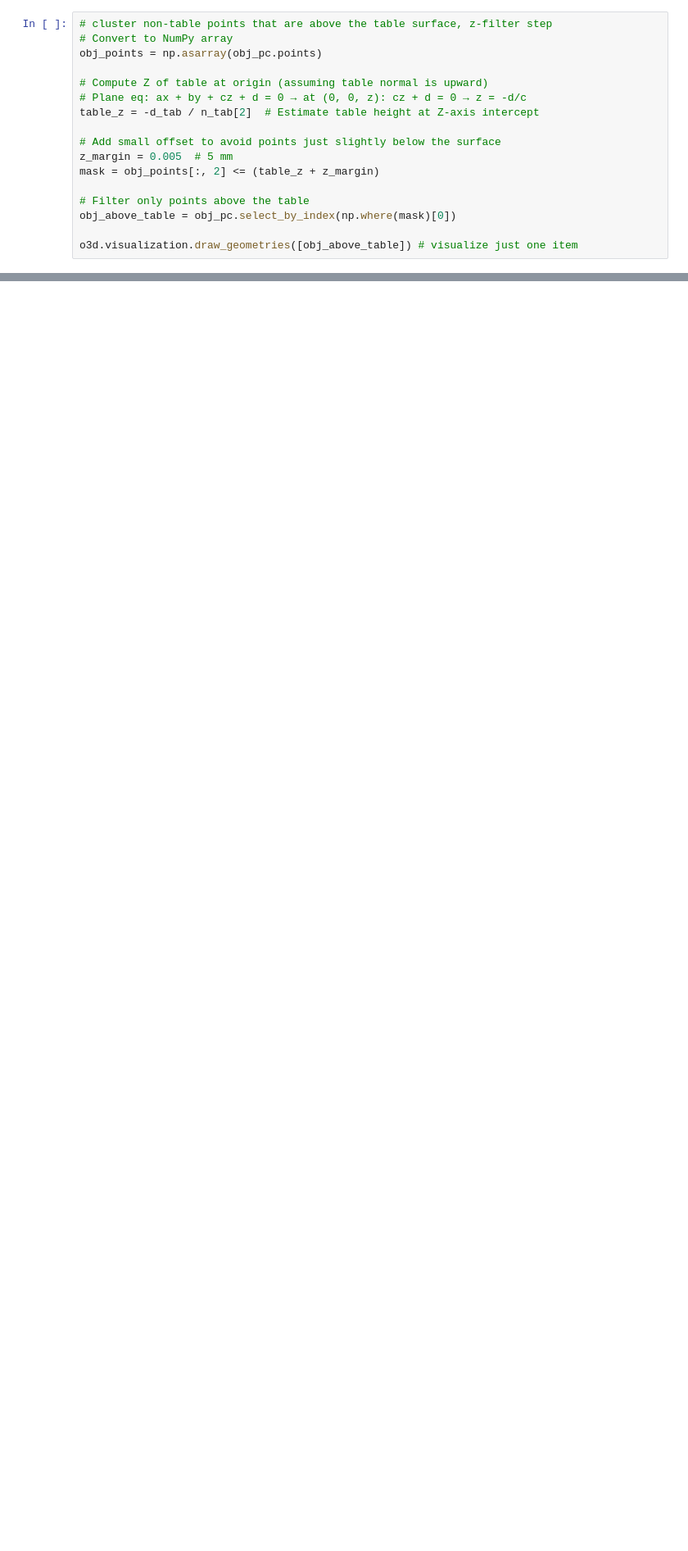
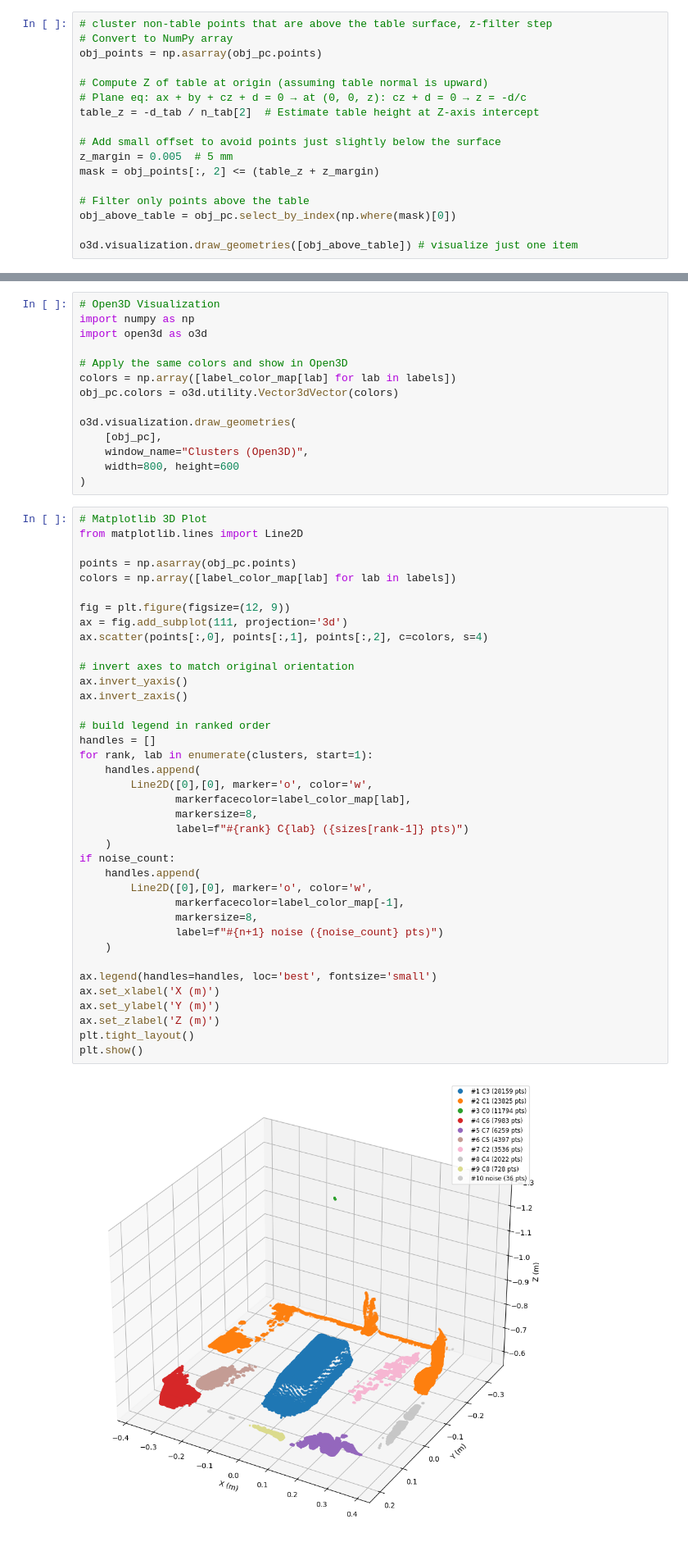
Before and after one commit to Isra3750/3D_project, a Jupyter notebook: Implementation_steps.ipynb, the cells around one changed output, grey strips where cells are left out. Shown at 82% size. Cells and saved outputs as stored; diff of their text form; blank space fills up the shorter version.

Commit message:
Cluster seperation script

```diff
--- a/Implementation_steps.ipynb
+++ b/Implementation_steps.ipynb
@@ -153,3 +265,57 @@ o3d.visualization.draw_geometries([box_pc], window_name="Detected Box Cluster")
+# %%
+# Open3D Visualization
+import numpy as np
+import open3d as o3d
+
+# Apply the same colors and show in Open3D
+colors = np.array([label_color_map[lab] for lab in labels])
+obj_pc.colors = o3d.utility.Vector3dVector(colors)
+
+o3d.visualization.draw_geometries(
+    [obj_pc],
+    window_name="Clusters (Open3D)",
+    width=800, height=600
+)
+# %%
+# Matplotlib 3D Plot
+from matplotlib.lines import Line2D
+
+points = np.asarray(obj_pc.points)
+colors = np.array([label_color_map[lab] for lab in labels])
+
+fig = plt.figure(figsize=(12, 9))
+ax = fig.add_subplot(111, projection='3d')
+ax.scatter(points[:,0], points[:,1], points[:,2], c=colors, s=4)
+
+# invert axes to match original orientation
+ax.invert_yaxis()
+ax.invert_zaxis()
+
+# build legend in ranked order
+handles = []
+for rank, lab in enumerate(clusters, start=1):
+    handles.append(
+        Line2D([0],[0], marker='o', color='w',
+               markerfacecolor=label_color_map[lab],
+               markersize=8,
+               label=f"#{rank} C{lab} ({sizes[rank-1]} pts)")
+    )
+if noise_count:
+    handles.append(
+        Line2D([0],[0], marker='o', color='w',
+               markerfacecolor=label_color_map[-1],
+               markersize=8,
+               label=f"#{n+1} noise ({noise_count} pts)")
+    )
+
+ax.legend(handles=handles, loc='best', fontsize='small')
+ax.set_xlabel('X (m)')
+ax.set_ylabel('Y (m)')
+ax.set_zlabel('Z (m)')
+plt.tight_layout()
+plt.show()
+# %% [output]
+[figure, added]
 # %% [markdown]
 ### Fit the Lid Plane of the Box
 # %%
```
Also changed, not shown: parts of 20 cells of this notebook, 2 other files.
